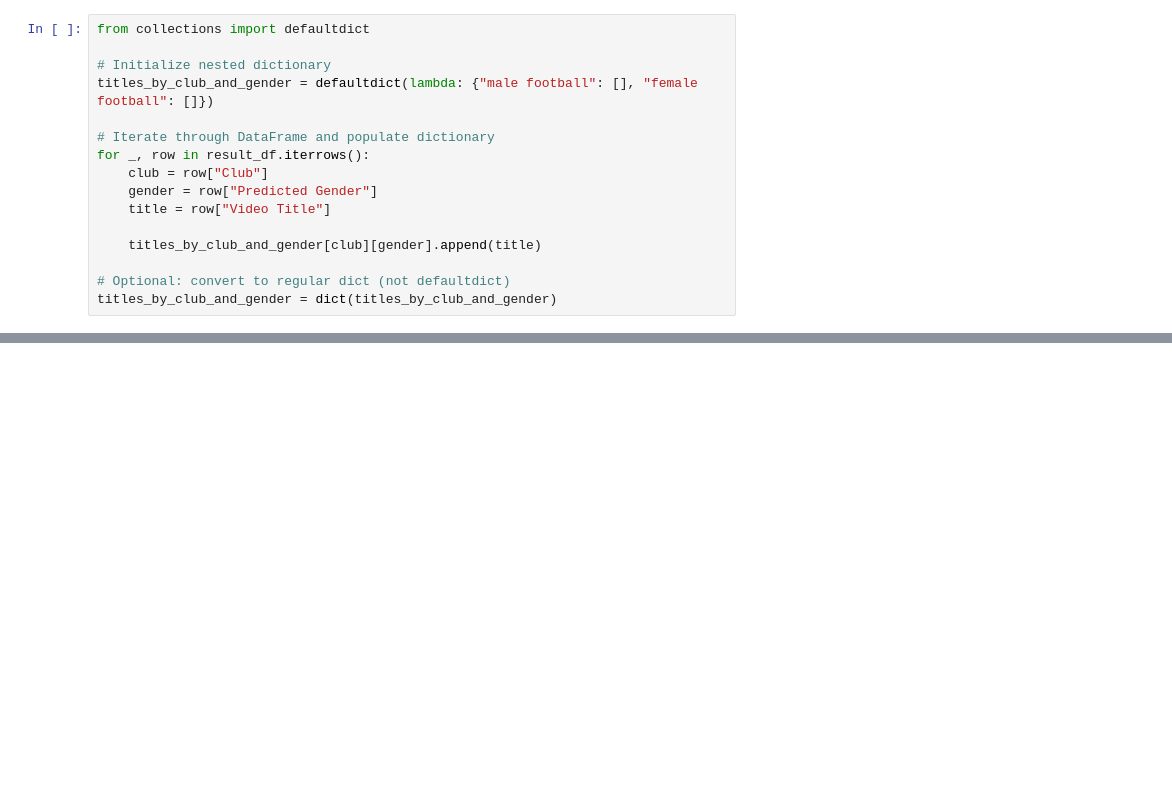
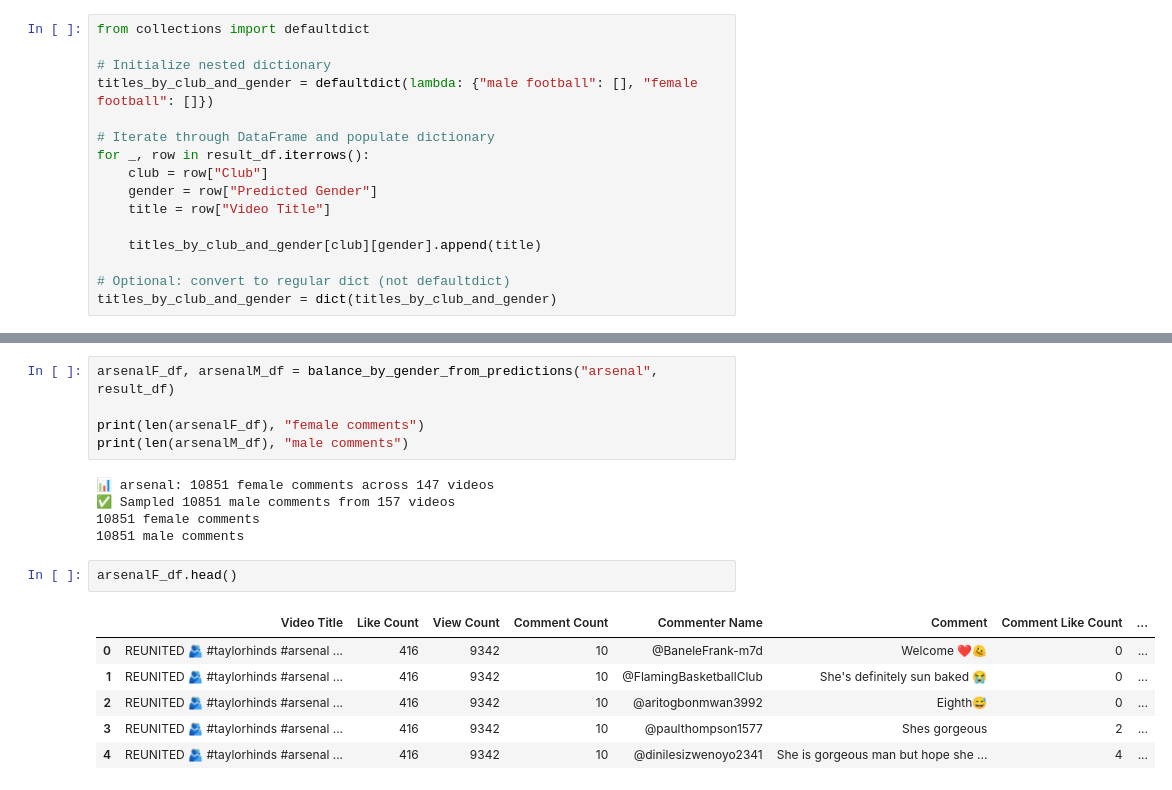
Before and after one commit to Dabo243/Bachelor2, a Jupyter notebook: Unified.ipynb, the cells around one changed output, grey strips where cells are left out. Saved outputs shown, nothing was run; the diff lists cells and outputs as text; blank space fills up the shorter version.

Commit message:
updated arsenal dataset

```diff
--- a/Unified.ipynb
+++ b/Unified.ipynb
@@ -1492,0 +1590,19 @@ print(counts_df)
+# %%
+arsenalF_df, arsenalM_df = balance_by_gender_from_predictions("arsenal", result_df)
+
+print(len(arsenalF_df), "female comments")
+print(len(arsenalM_df), "male comments")
+# %% [output]
+📊 arsenal: 10851 female comments across 147 videos
+✅ Sampled 10851 male comments from 157 videos
+10851 female comments
+10851 male comments
+# %%
+arsenalF_df.head()
+# %% [output]
+|  | Video Title | Like Count | View Count | Comment Count | Commenter Name | Comment | Comment Like Count | ... |
+| 0 | REUNITED 🫂 #taylorhinds #arsenal ... | 416 | 9342 | 10 | @BaneleFrank-m7d | Welcome ❤️🫠 | 0 | ... |
+| 1 | REUNITED 🫂 #taylorhinds #arsenal ... | 416 | 9342 | 10 | @FlamingBasketballClub | She's definitely sun baked 😭 | 0 | ... |
+| 2 | REUNITED 🫂 #taylorhinds #arsenal ... | 416 | 9342 | 10 | @aritogbonmwan3992 | Eighth😅 | 0 | ... |
+| 3 | REUNITED 🫂 #taylorhinds #arsenal ... | 416 | 9342 | 10 | @paulthompson1577 | Shes gorgeous | 2 | ... |
+| 4 | REUNITED 🫂 #taylorhinds #arsenal ... | 416 | 9342 | 10 | @dinilesizwenoyo2341 | She is gorgeous man but hope she ... | 4 | ... |
```
Also changed, not shown: parts of 6 cells of this notebook, 2 other files.
